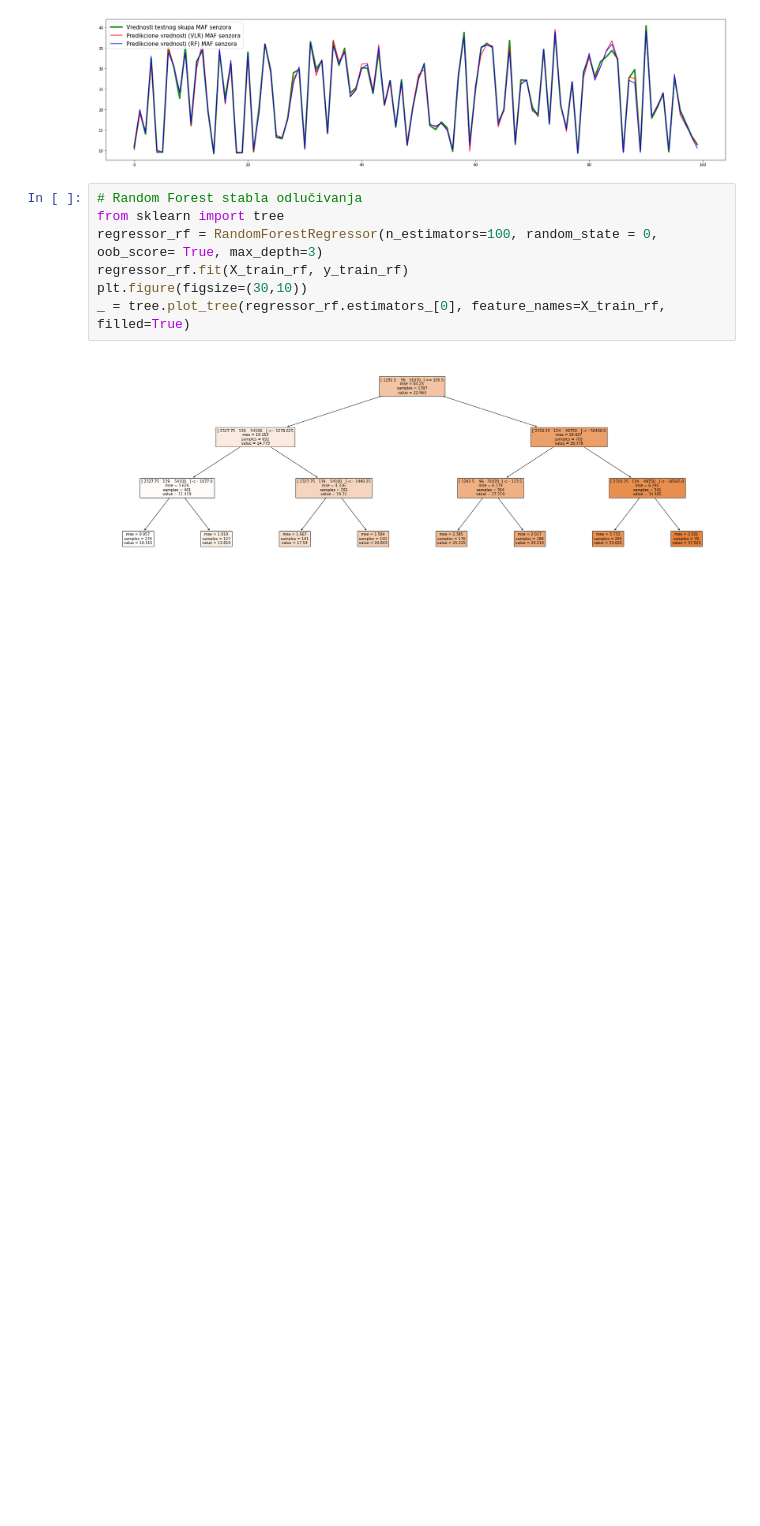
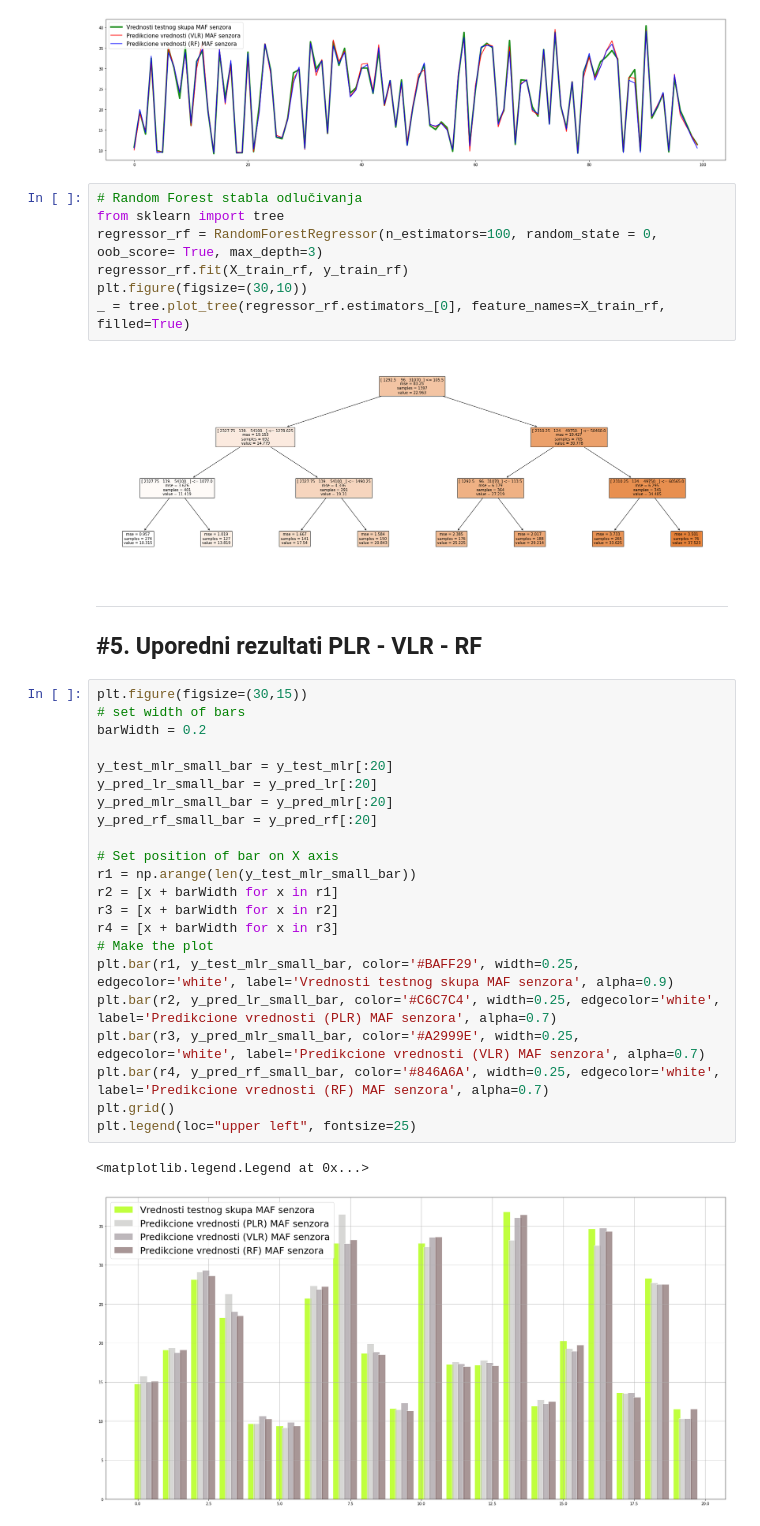
Before and after one commit to Dejan-Cugalj/MASTER-TEZA, a Jupyter notebook: MASTER_TEZA_PLR.ipynb, the cells around one changed output. Saved outputs shown, nothing was run; the diff lists cells and outputs as text; blank space fills up the shorter version.

```diff
--- a/MASTER_TEZA_PLR.ipynb
+++ b/MASTER_TEZA_PLR.ipynb
@@ -781,3 +781,32 @@ plt.figure(figsize=(30,10))
 _ = tree.plot_tree(regressor_rf.estimators_[0], feature_names=X_train_rf, filled=True)
 # %% [output]
 [figure]
+# %% [markdown]
+---
+#5. Uporedni rezultati PLR - VLR - RF
+---
+# %%
+plt.figure(figsize=(30,15))
+# set width of bars
+barWidth = 0.2
+
+y_test_mlr_small_bar = y_test_mlr[:20]
+y_pred_lr_small_bar = y_pred_lr[:20]
+y_pred_mlr_small_bar = y_pred_mlr[:20]
+y_pred_rf_small_bar = y_pred_rf[:20]
+
+# Set position of bar on X axis
+r1 = np.arange(len(y_test_mlr_small_bar))
+r2 = [x + barWidth for x in r1]
+r3 = [x + barWidth for x in r2]
+r4 = [x + barWidth for x in r3]
+# Make the plot
+plt.bar(r1, y_test_mlr_small_bar, color='#BAFF29', width=0.25, edgecolor='white', label='Vrednosti testnog skupa MAF senzora', alpha=0.9)
+plt.bar(r2, y_pred_lr_small_bar, color='#C6C7C4', width=0.25, edgecolor='white', label='Predikcione vrednosti (PLR) MAF senzora', alpha=0.7)
+plt.bar(r3, y_pred_mlr_small_bar, color='#A2999E', width=0.25, edgecolor='white', label='Predikcione vrednosti (VLR) MAF senzora', alpha=0.7)
+plt.bar(r4, y_pred_rf_small_bar, color='#846A6A', width=0.25, edgecolor='white', label='Predikcione vrednosti (RF) MAF senzora', alpha=0.7)
+plt.grid()
+plt.legend(loc="upper left", fontsize=25)
+# %% [output]
+<matplotlib.legend.Legend at 0x...>
+[figure, added]
```
